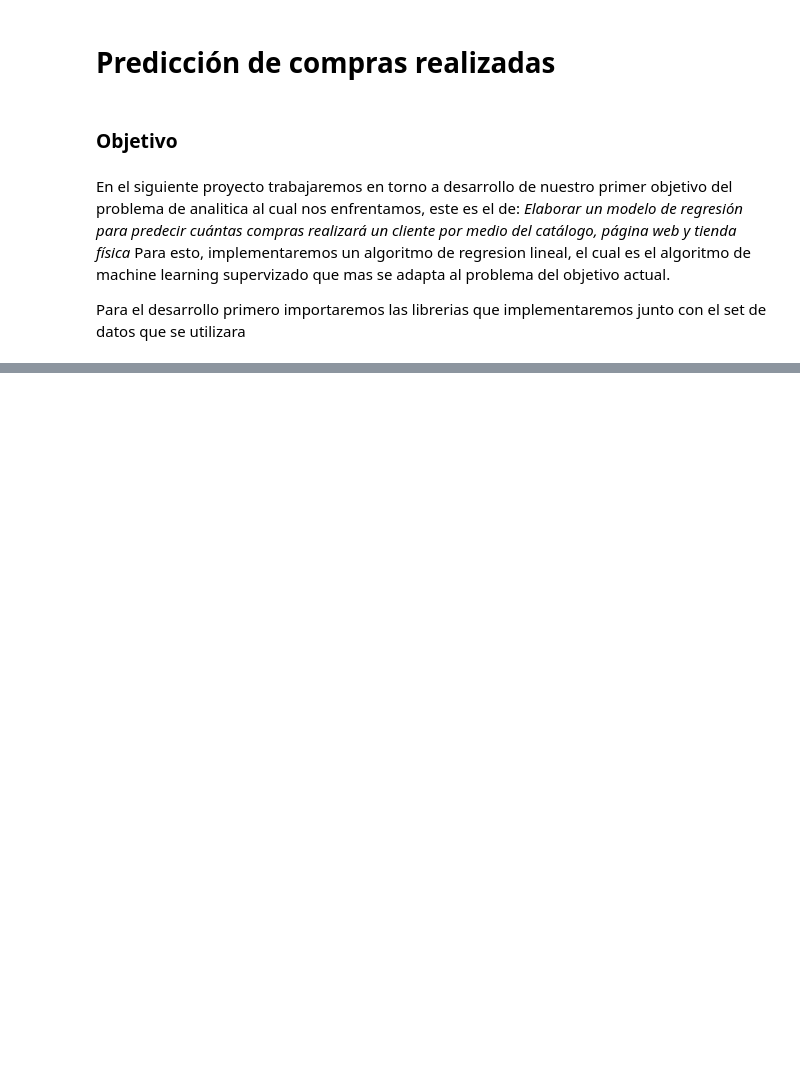
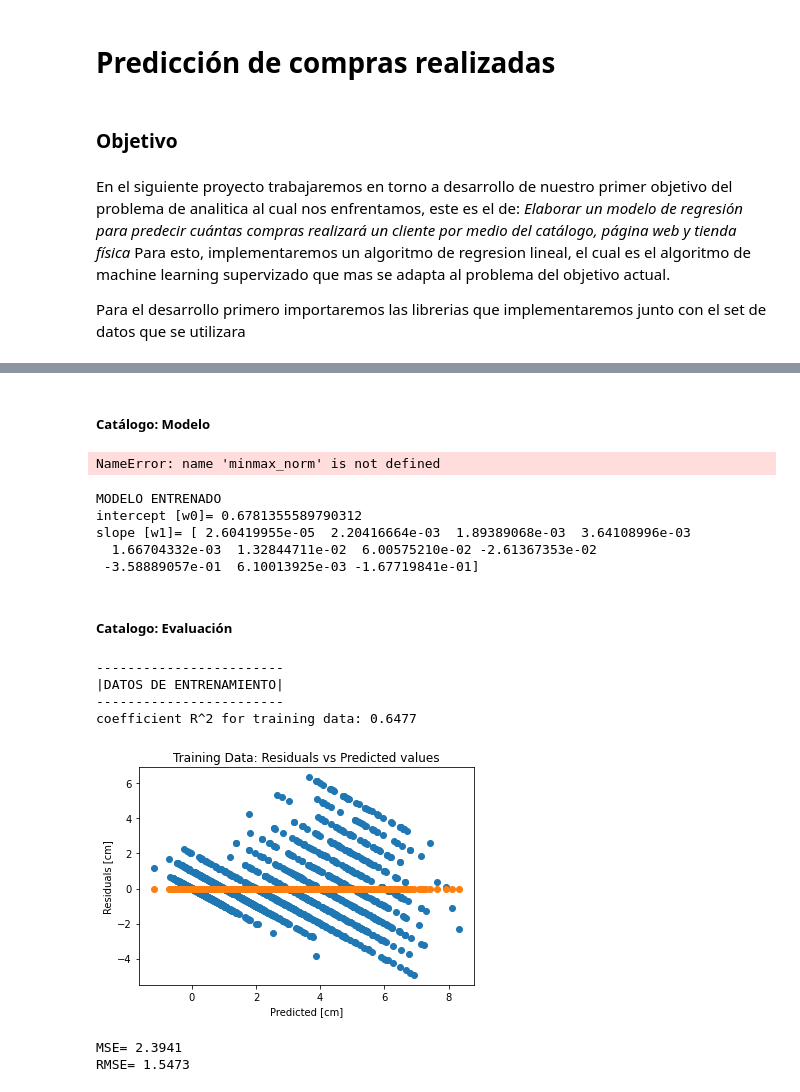
Before and after one commit to Giovanni2414/analytics-solutions-portfolio, a Jupyter notebook: Codigo/model/Entrega2ProyectoFinal.ipynb, the cells around one changed output, grey strips where cells are left out. Drawn from its saved outputs; the diff is of its cells as text; code cells hidden in the pictures; blank space fills up the shorter version.

Commit message:
add regresion lineal

```diff
--- a/Codigo/model/Entrega2ProyectoFinal.ipynb
+++ b/Codigo/model/Entrega2ProyectoFinal.ipynb
@@ -27,0 +62,24 @@ range(0, 2)
+# %%
+def evaluate_training_data(lin_reg_model, x_train, y_train):
+    print("\n------------------------")
+    print("|DATOS DE ENTRENAMIENTO|")
+    print("------------------------")
+
+    y_pred_train = lin_reg_model.predict(x_train)
+    r_sq = lin_reg_model.score(x_train, y_train)
+    print('coefficient R^2 for training data: %.4f' % r_sq)
+    e_train = y_train - y_pred_train
+
+    plt.scatter(y_pred_train,e_train)
+    a = np.zeros(len(e_train))
+    a = a.reshape(-1,1)
+    plt.scatter(y_pred_train,a)
+    plt.title('Training Data: Residuals vs Predicted values')
+    plt.ylabel('Residuals [cm]')
+    plt.xlabel('Predicted [cm]')
+    plt.show()
+
+    mse = metrics.mean_squared_error(y_train, y_pred_train)
+    rmse = np.sqrt(mse)
+    print('MSE= %.4f'% mse)
+    print('RMSE= %.4f' % rmse)
@@ -27,0 +149,31 @@ range(0, 2)
+# %% [markdown]
+##### **Catálogo:** Modelo
+# %%
+quitados = ["MntFruits","MntMeatProducts",]
+predictors_catalog =["Income","MntWines","MntFruits","MntMeatProducts","MntFishProducts","MntSweetProducts","NumWebPurchases","NumStorePurchases", "Kidhome", "MntGoldProds", "NumWebVisitsMonth"]
+df_x_catalog = df[predictors_catalog]
+df_y_catalog = df["NumCatalogPurchases"]
+df_x_catalog = minmax_norm(df_x_catalog)
+df_y_catalog = minmax_norm(df_y_catalog)
+# %% [output]
+NameError: name 'minmax_norm' is not defined
+# %%
+lineal_regresion_catalog, x_train_catalog, x_test_catalog, y_train_catalog, y_test_catalog = train_regresion(df_x_catalog, df_y_catalog)
+# %% [output]
+MODELO ENTRENADO
+intercept [w0]= 0.6781355589790312
+slope [w1]= [ 2.60419955e-05  2.20416664e-03  1.89389068e-03  3.64108996e-03
+  1.66704332e-03  1.32844711e-02  6.00575210e-02 -2.61367353e-02
+ -3.58889057e-01  6.10013925e-03 -1.67719841e-01]
+# %% [markdown]
+##### **Catalogo:** Evaluación
+# %%
+evaluate_training_data(lineal_regresion_catalog, x_train_catalog, y_train_catalog)
+# %% [output]
+------------------------
+|DATOS DE ENTRENAMIENTO|
+------------------------
+coefficient R^2 for training data: 0.6477
+[figure, added]
+MSE= 2.3941
+RMSE= 1.5473
```
Also changed, not shown: parts of 48 cells of this notebook.
